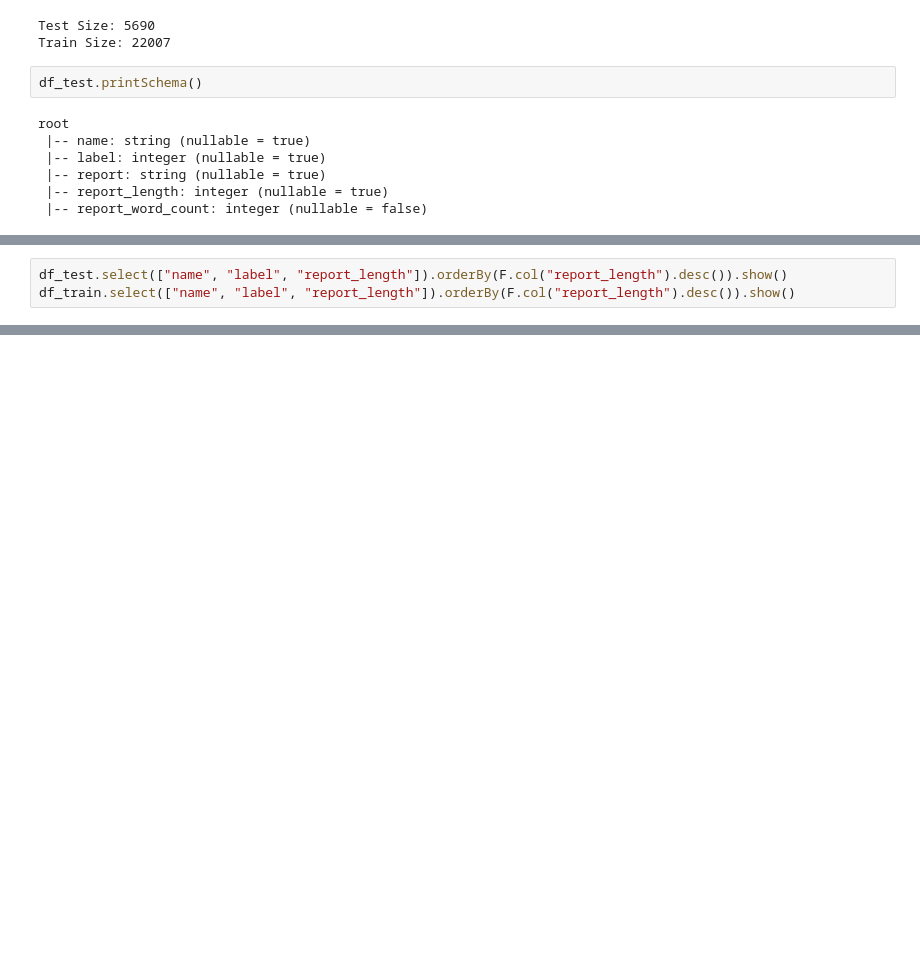
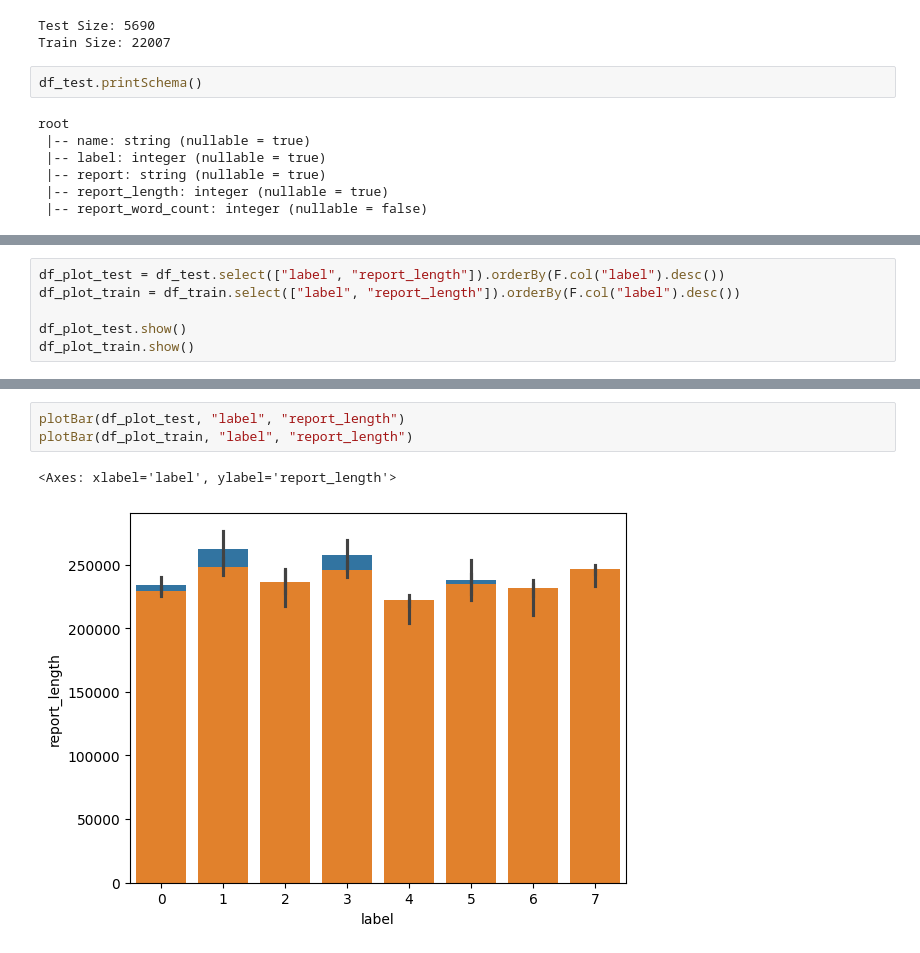
Before and after one commit to fjpiedade/abd-final-project, a Jupyter notebook: 2_data_analysis.ipynb, the cells around one changed output, grey strips where cells are left out. Saved outputs shown, nothing was run; the diff lists cells and outputs as text; blank space fills up the shorter version.

```diff
--- a/2_data_analysis.ipynb
+++ b/2_data_analysis.ipynb
@@ -101,4 +126,7 @@ only showing top 20 rows
 # %%
-df_test.select(["name", "label", "report_length"]).orderBy(F.col("report_length").desc()).show()
-df_train.select(["name", "label", "report_length"]).orderBy(F.col("report_length").desc()).show()
+df_plot_test = df_test.select(["label", "report_length"]).orderBy(F.col("label").desc())
+df_plot_train = df_train.select(["label", "report_length"]).orderBy(F.col("label").desc())
+
+df_plot_test.show()
+df_plot_train.show()
 # %% [output]
@@ -139,2 +167,8 @@ only showing top 20 rows
 only showing top 20 rows
+# %%
+plotBar(df_plot_test, "label", "report_length")
+plotBar(df_plot_train, "label", "report_length")
+# %% [output]
+<Axes: xlabel='label', ylabel='report_length'>
+[figure, added]
 # %%
```
Also changed, not shown: parts of 8 cells of this notebook.
